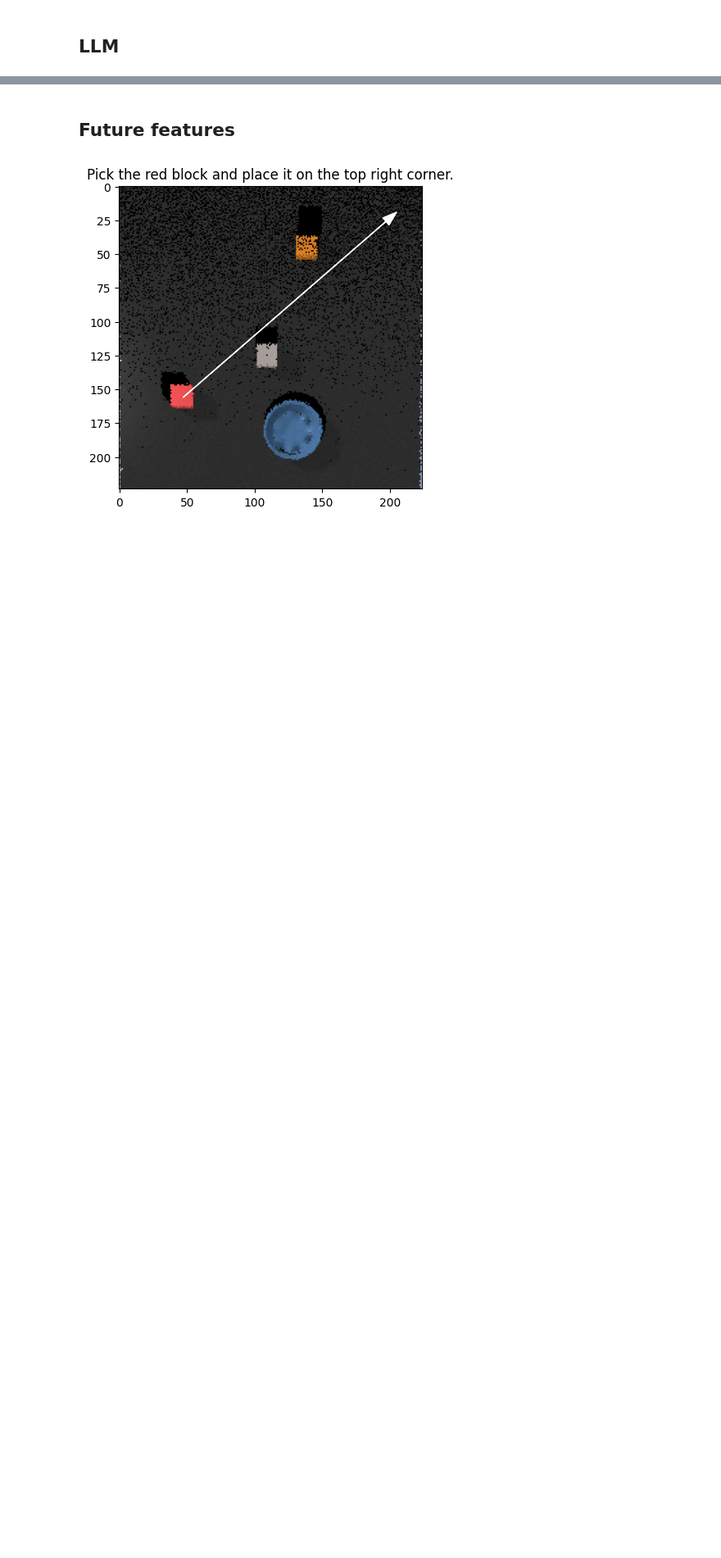
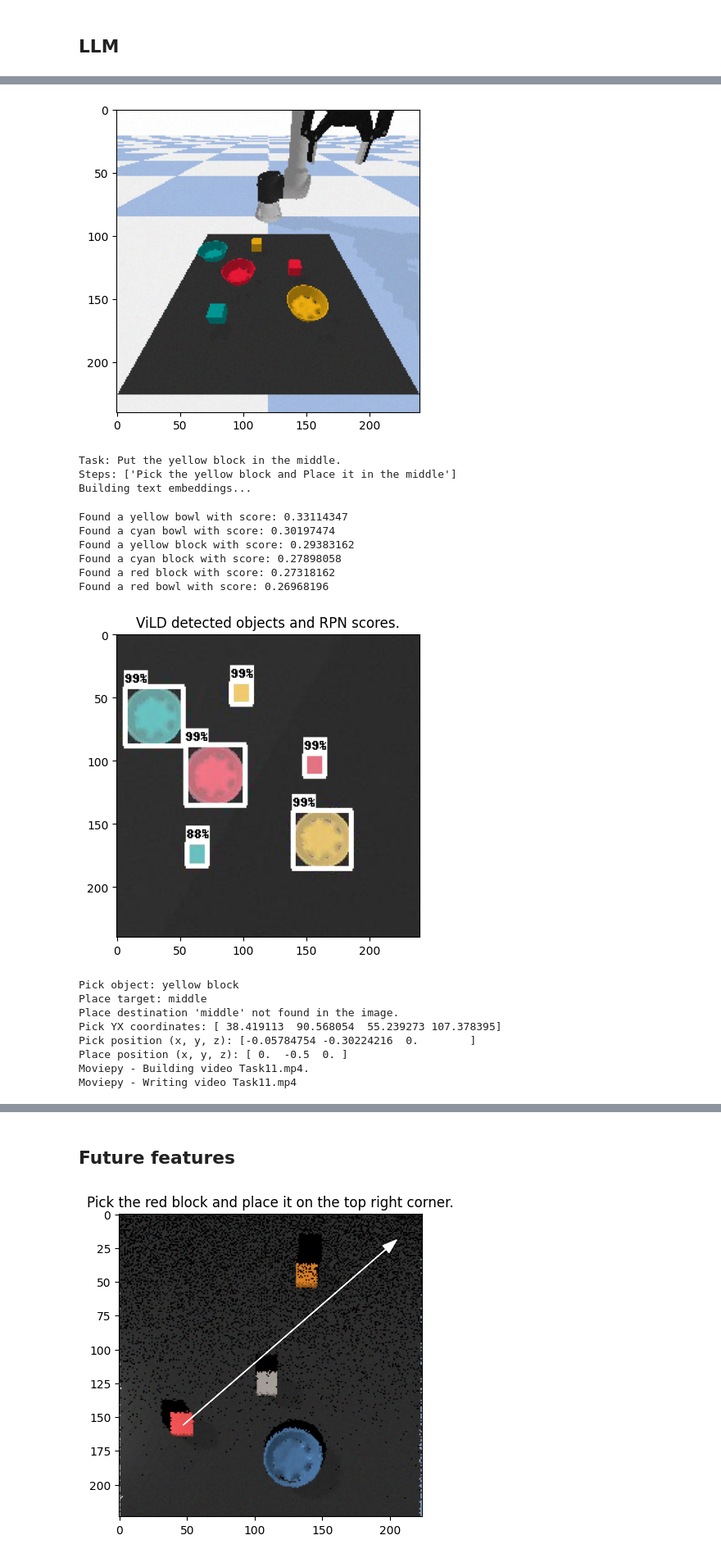
Before and after one commit to Black-bird14/Robot_Task_Scheduling, a Jupyter notebook: Robot_Task_Scheduling.ipynb, the cells around one changed output, grey strips where cells are left out. Shown at 82% size. Drawn from its saved outputs; the diff is of its cells as text; code cells hidden in the pictures; blank space fills up the shorter version.

Commit message:
Creating demo

```diff
--- a/Robot_Task_Scheduling.ipynb
+++ b/Robot_Task_Scheduling.ipynb
@@ -19,0 +1694,9 @@ anvil.server.connect("server_O7GBNJ5AD37EMDSHYB26YTMW-TDYOSJG77QVTSKKN")
+# %%
+#@title Describe the environment in a specific format
+def describe(found_objects:dict):
+  scene_description = f"objects = {found_objects}"
+  scene_description = scene_description.replace("'", "")
+  return scene_description
+set_env()
+found_objects, _ = vild(image_path, category_name_string, vild_params, plot_on=True, prompt_swaps=prompt_swaps)
+scene_description = describe(found_objects)
@@ -157,0 +1857,60 @@ anvil.server.wait_forever()
+# %%
+def user_input():
+  input_instructions = input('Enter instructions in a list, separate them by commas, like in the examples. When you are done, press the ENTER key\n')
+  task_list = input_instructions.split(',')
+  return task_list
+good_instructions="Move all the blocks to the top left corner, Put the yellow block in the middle"
+complex_instructions="Group all the red objects together, Stack all the blocks in the bottom right corner"
+# %%
+def run_demo():
+  """Bring everything together and run the demo"""
+  print("Hello and welcome to RBT!")
+  local=input("Are you running this locally? \n Reply with either Yes or No \n")
+  if local.lower()=="yes":
+    local_demo=True
+    demo=input("Would you like to run the demo or provide some instructions for the robot to run? \n Say Yes for demo and No to provide instructions \n")
+    if demo.lower()=="yes":
+      llm_runner()
+      print("You may now run the Blender python file locally")
+    else:
+      print("Here is a list of objects present in the simulated environment: ", scene_description)
+      print("Before you start, here are the type of instructions that the robot handles well: ",good_instructions)
+      print("It is hard for the LLM to handle instructions with the verb stack, also the coordinate extracttion has issues handling objects with similar colours. I also recommend providing 2 instructions.\n Here are examples of complex instructions:\n", complex_instructions)
+      tasks=user_input()
+      llm_runner(scene_description, tasks)
+      print("You may now run the Blender python file locally")
+  else:
+    demo=input("Would you like to run the demo or provide some instructions for the robot to run? \n Say Yes for demo and No to provide instructions \n")
+    if demo.lower()=="yes":
+      sorted_tasks=llm_runner()
+      blender_(sorted_tasks)
+      print("That's the end of this demo, thank you and goodbye!")
+    else:
+      print("Here is a list of objects present in the simulated environment: ", scene_description)
+      print("Before you start, here are the type of instructions that the robot handles well: ",good_instructions)
+      print("It is hard for the LLM to handle instructions with the verb stack, also the coordinate extracttion has issues handling objects with similar colours. \n Here are examples of complex instructions:\n", complex_instructions)
+      tasks=user_input()
+      sorted_tasks=llm_runner(scene_description, tasks)
+      blender_(sorted_tasks)
+      print("That's the end of this demo, thank you and goodbye!")
+run_demo()
+# %% [output]
+[figure, added]
+Task: Put the yellow block in the middle.
+Steps: ['Pick the yellow block and Place it in the middle']
+Building text embeddings...
+Found a yellow bowl with score: 0.33114347
+Found a cyan bowl with score: 0.30197474
+Found a yellow block with score: 0.29383162
+Found a cyan block with score: 0.27898058
+Found a red block with score: 0.27318162
+Found a red bowl with score: 0.26968196
+[figure, added]
+Pick object: yellow block
+Place target: middle
+Place destination 'middle' not found in the image.
+Pick YX coordinates: [ 38.419113  90.568054  55.239273 107.378395]
+Pick position (x, y, z): [-0.05784754 -0.30224216  0.        ]
+Place position (x, y, z): [ 0.  -0.5  0. ]
+Moviepy - Building video Task11.mp4.
+Moviepy - Writing video Task11.mp4
```
Also changed, not shown: parts of 33 cells of this notebook.
